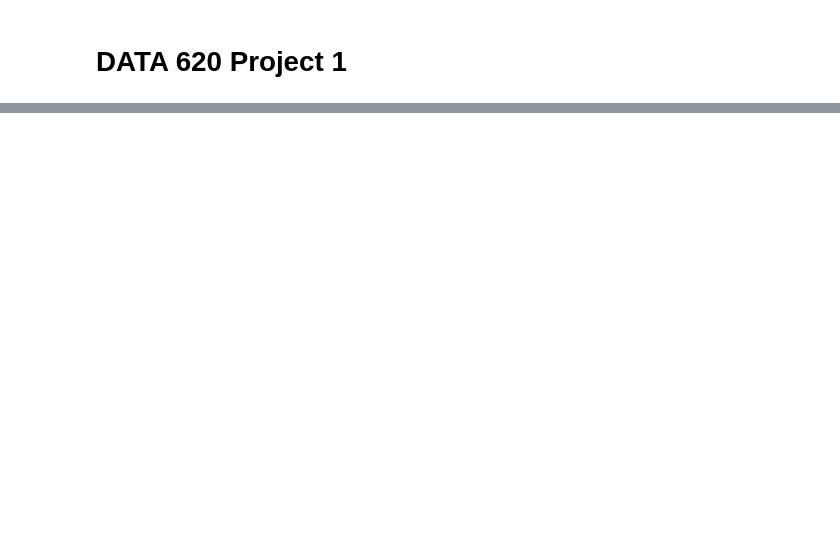
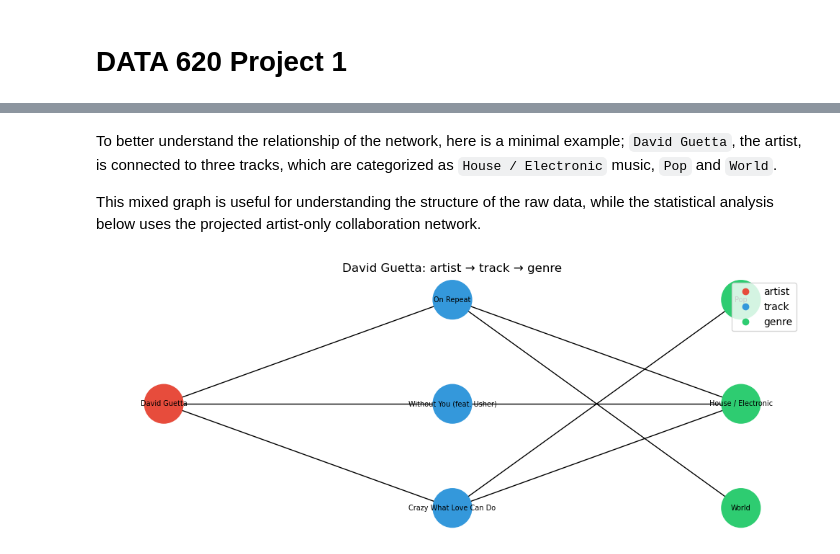
Before and after one commit to kevinhav/data_620, a Jupyter notebook: project1/project_1.ipynb, the cells around one changed output, grey strips where cells are left out. Cells and saved outputs as stored; diff of their text form; code cells hidden in the pictures; blank space fills up the shorter version.

Commit message:
Jupyter notebook analysis and conclusions

```diff
--- a/project1/project_1.ipynb
+++ b/project1/project_1.ipynb
@@ -5,7 +5,7 @@ from pathlib import Path
 
 
 # Walk up from cwd until we find the project1 directory
-def find_project_dir(name="project1") -> Path:
+def find_project_dir(name="project1/processed") -> Path:
     for parent in [Path.cwd(), *Path.cwd().parents]:
         candidate = parent / name
         if candidate.is_dir():
@@ -99,0 +74,45 @@ plt.show()
+# %% [markdown]
+To better understand the relationship of the network, here is a minimal example; `David Guetta`, the artist, is connected to three tracks, which are categorized as `House / Electronic` music, `Pop` and `World`.
+
+This mixed graph is useful for understanding the structure of the raw data, while the statistical analysis below uses the projected artist-only collaboration network.
+# %%
+import matplotlib.pyplot as plt
+
+artist = "David Guetta"
+
+if artist not in G_mixed:
+    raise ValueError(f"{artist} not found in mixed graph. Try another artist in nodes.csv")
+
+tracks = [n for n in G_mixed.neighbors(artist) if G_mixed.nodes[n].get("type") == "track"][:3]
+genres = list({g for t in tracks for g in G_mixed.neighbors(t) if G_mixed.nodes[g].get("type") == "genre"})
+
+subgraph = G_mixed.subgraph([artist] + tracks + genres)
+
+color_map = {"artist": "#e74c3c", "track": "#3498db", "genre": "#2ecc71"}
+colors = [color_map.get(G_mixed.nodes[n].get("type"), "#95a5a6") for n in subgraph]
+
+# Layout
+pos = {artist: (0, 0)}
+for i, t in enumerate(tracks):
+    pos[t] = (1.5, (i - (len(tracks) - 1) / 2) * 1.2)
+for i, g in enumerate(genres):
+    pos[g] = (3, (i - (len(genres) - 1) / 2) * 1.2)
+
+fig, ax = plt.subplots(figsize=(10, 4))
+nx.draw(
+    subgraph,
+    pos,
+    labels={n: n for n in subgraph},
+    node_color=colors,
+    node_size=1500,
+    font_size=7,
+    ax=ax,
+)
+for label, color in color_map.items():
+    ax.plot([], [], "o", color=color, label=label)
+ax.legend(loc="upper right")
+ax.set_title(f"{artist}: artist → track → genre")
+plt.tight_layout()
+plt.show()
+# %% [output]
+[figure, added]
```
Also changed, not shown: parts of 23 cells of this notebook.
